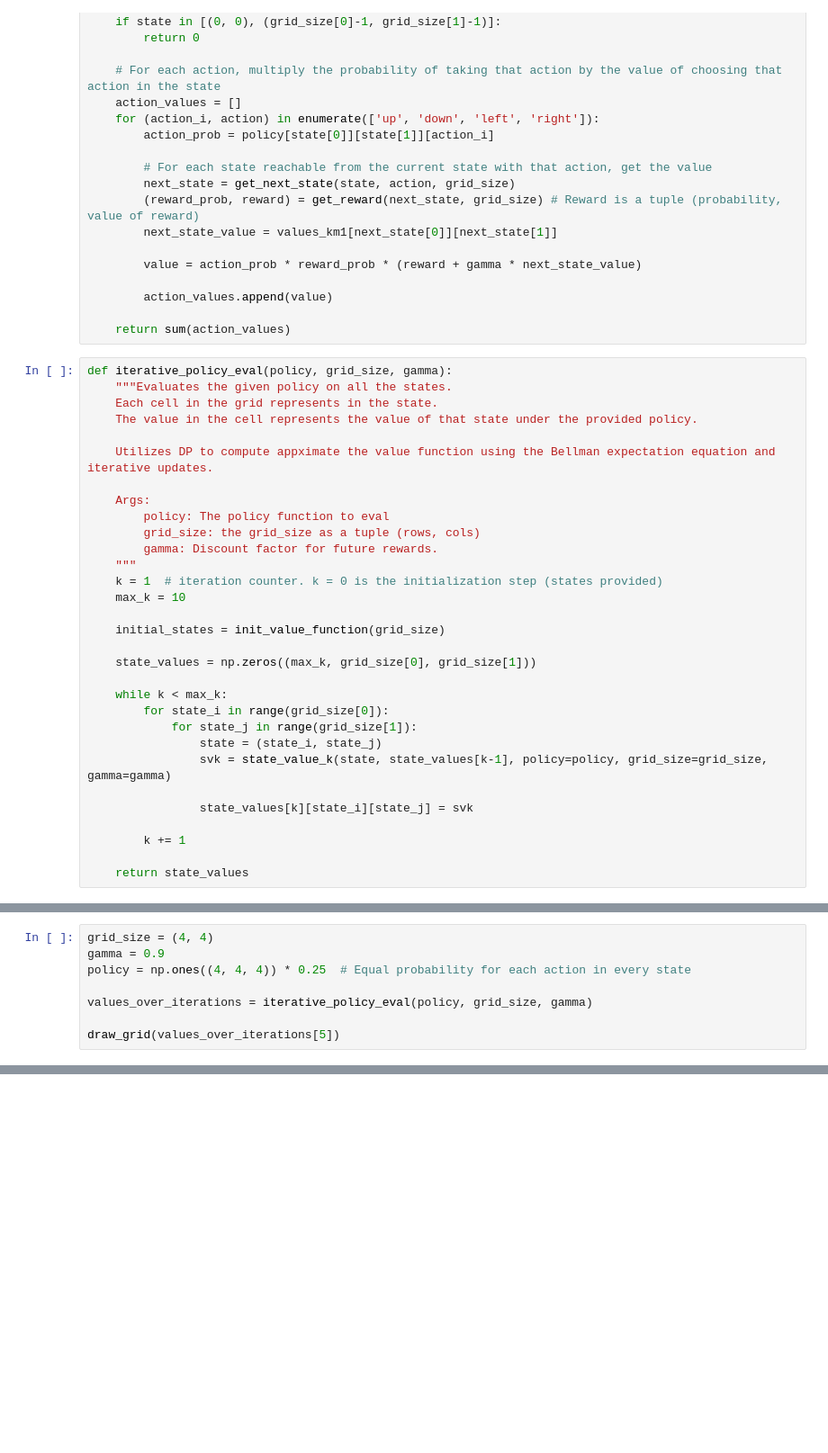
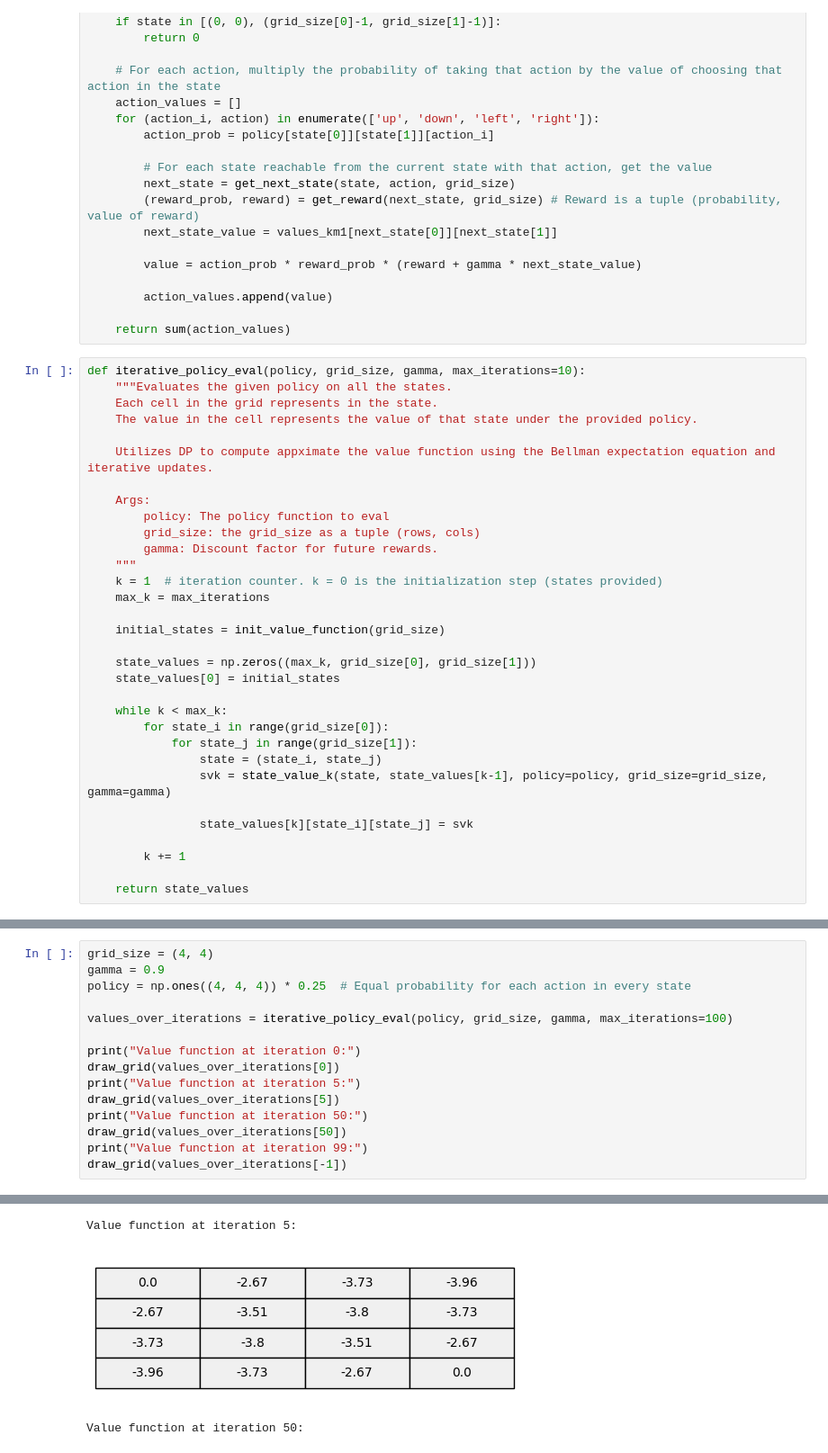
Before and after one commit to nicolasances/rl-theory, a Jupyter notebook: dyn-prog.ipynb, the cells around one changed output, grey strips where cells are left out. Shown at 90% size. Cells and saved outputs as stored; diff of their text form; blank space fills up the shorter version.

```diff
--- a/dyn-prog.ipynb
+++ b/dyn-prog.ipynb
@@ -100,7 +115,7 @@ def state_value_k(state, values_km1, policy, grid_size, gamma):
 
     return sum(action_values)
 # %%
-def iterative_policy_eval(policy, grid_size, gamma):
+def iterative_policy_eval(policy, grid_size, gamma, max_iterations=10):
     """Evaluates the given policy on all the states.
     Each cell in the grid represents in the state.
     The value in the cell represents the value of that state under the provided policy.
@@ -113,11 +128,12 @@ def iterative_policy_eval(policy, grid_size, gamma):
         gamma: Discount factor for future rewards.
     """
     k = 1  # iteration counter. k = 0 is the initialization step (states provided)
-    max_k = 10
+    max_k = max_iterations
 
     initial_states = init_value_function(grid_size)
 
     state_values = np.zeros((max_k, grid_size[0], grid_size[1]))
+    state_values[0] = initial_states
 
     while k < max_k:
         for state_i in range(grid_size[0]):
@@ -135,7 +158,14 @@ grid_size = (4, 4)
 gamma = 0.9
 policy = np.ones((4, 4, 4)) * 0.25  # Equal probability for each action in every state
 
-values_over_iterations = iterative_policy_eval(policy, grid_size, gamma)
+values_over_iterations = iterative_policy_eval(policy, grid_size, gamma, max_iterations=100)
 
+print("Value function at iteration 0:")
+draw_grid(values_over_iterations[0])
+print("Value function at iteration 5:")
 draw_grid(values_over_iterations[5])
+print("Value function at iteration 50:")
+draw_grid(values_over_iterations[50])
+print("Value function at iteration 99:")
+draw_grid(values_over_iterations[-1])
 # %% [output]
@@ -142,0 +174,3 @@ draw_grid(values_over_iterations[5])
+Value function at iteration 5:
+[figure, added]
+Value function at iteration 50:
```
Also changed, not shown: parts of 7 cells of this notebook, 1 other file.
